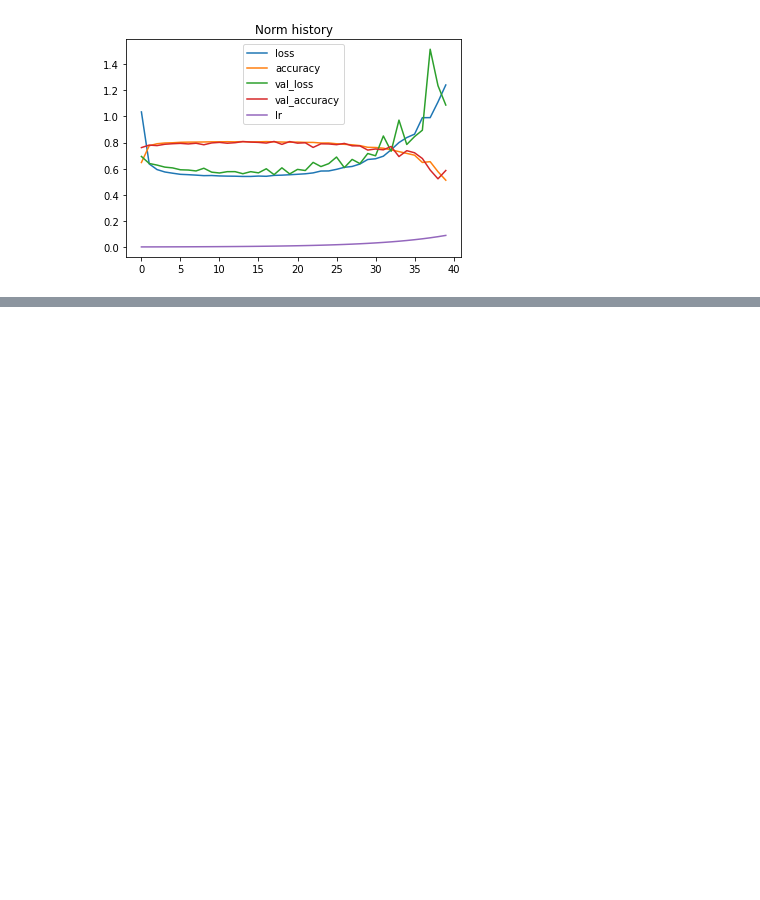
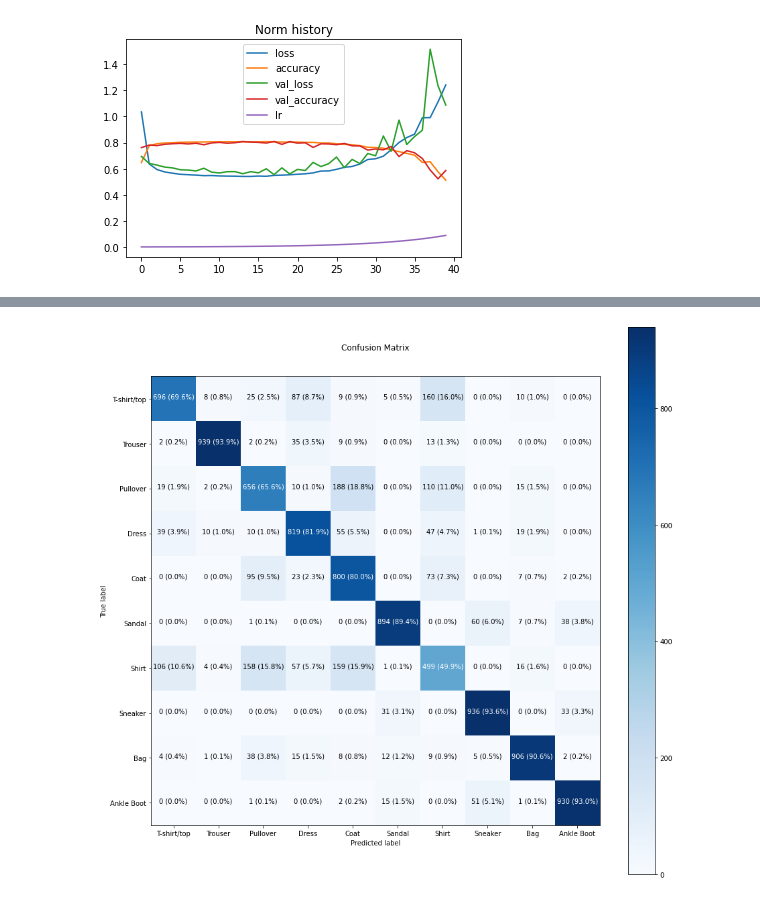
Before and after one commit to milioe/Moravec, a Jupyter notebook: 2_Classification.ipynb, the cells around one changed output, grey strips where cells are left out. Saved outputs shown, nothing was run; the diff lists cells and outputs as text; code cells hidden in the pictures; blank space fills up the shorter version.

```diff
--- a/2_Classification.ipynb
+++ b/2_Classification.ipynb
@@ -1072,0 +1066,22 @@ pd.DataFrame(find_lr_history.history).plot(title="Norm history")
+# %%
+# set seed
+tf.random.set_seed(42)
+
+# create model
+model_14 = tf.keras.Sequential([
+  tf.keras.layers.Flatten(input_shape=(28, 28)),
+  tf.keras.layers.Dense(4, activation="relu"),
+  tf.keras.layers.Dense(4, activation="relu"),
+  tf.keras.layers.Dense(10, activation="softmax")
+])
+
+# compile model
+model_14.compile(loss=tf.keras.losses.SparseCategoricalCrossentropy(),
+                 optimizer=tf.keras.optimizers.Adam(lr=0.001),
+                 metrics=["accuracy"])
+
+# Fit the model
+model_14.fit(train_data, # X_train
+             train_labels, # y_train
+             epochs=20,
+             validation_data=(test_data, test_labels)) # X_test, y_test
@@ -1072,0 +1174,3 @@ pd.DataFrame(find_lr_history.history).plot(title="Norm history")
+# %%
+y_probs = model_14.predict(test_data)
+y_probs
@@ -1072,0 +1191,3 @@ pd.DataFrame(find_lr_history.history).plot(title="Norm history")
+# %%
+y_preds = y_probs.argmax(axis=1)
+y_preds
@@ -1072,0 +1210,8 @@ pd.DataFrame(find_lr_history.history).plot(title="Norm history")
+# %%
+make_confusion_matrix(y_true=test_labels,
+                      y_pred=y_preds,
+                      classes=class_names,
+                      figsize=(15,15),
+                      text_size=10)
+# %% [output]
+[figure, added]
```
Also changed, not shown: parts of 18 cells of this notebook.
